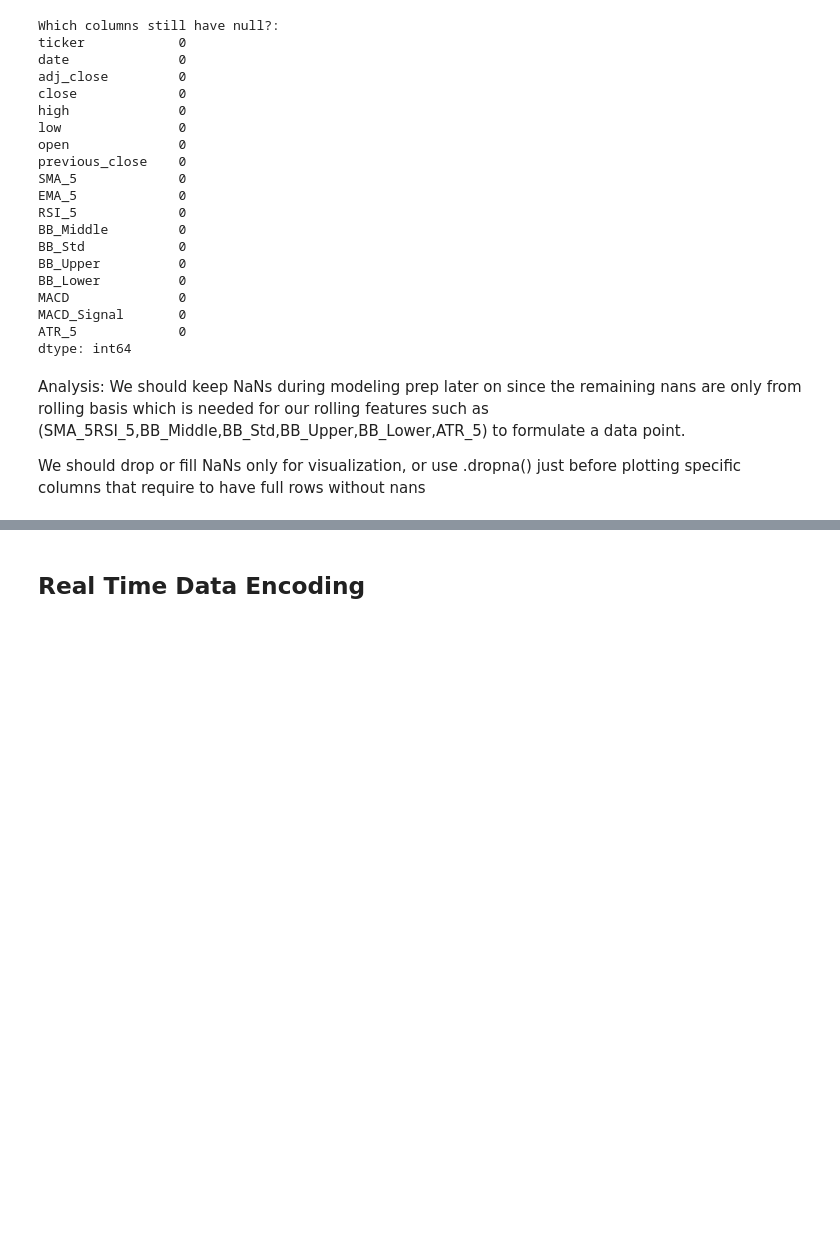
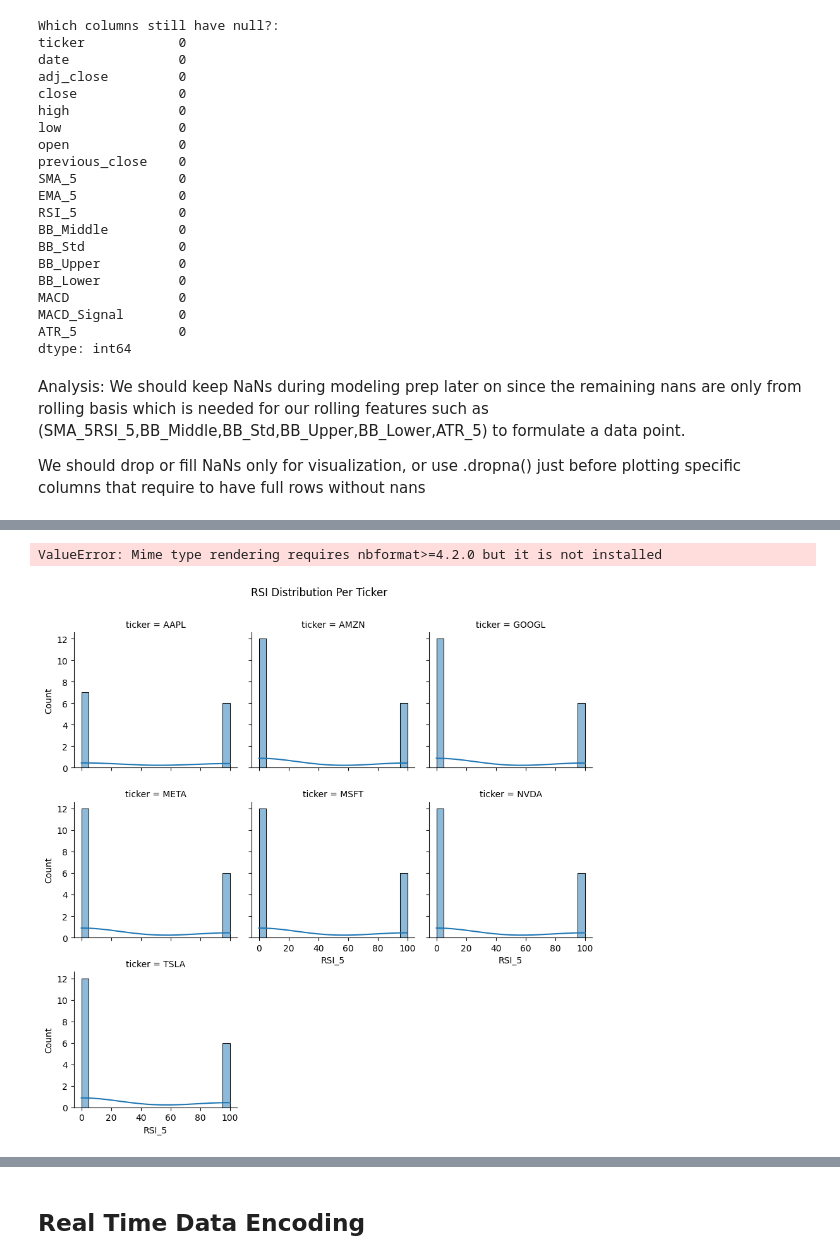
Before and after one commit to HaseemArshad/Stock-Market-Prediction-Model, a Jupyter notebook: StockMarketPredictionModel.ipynb, the cells around one changed output, grey strips where cells are left out. Saved outputs shown, nothing was run; the diff lists cells and outputs as text; code cells hidden in the pictures; blank space fills up the shorter version.

Commit message:
adding nbformat, for candles in realtime

```diff
--- a/StockMarketPredictionModel.ipynb
+++ b/StockMarketPredictionModel.ipynb
@@ -629,0 +650,27 @@ We should drop or fill NaNs only for visualization, or use .dropna() just before
+# %%
+import plotly.graph_objects as go
+
+# Example: candlestick for 1 ticker
+ticker = 'AAPL'
+subset = df_cass_final[df_cass_final['ticker'] == ticker]
+
+fig = go.Figure(data=[go.Candlestick(
+    x=subset['date'],
+    open=subset['open'],
+    high=subset['high'],
+    low=subset['low'],
+    close=subset['close']
+)])
+
+fig.update_layout(title=f"{ticker} Candlestick Chart", xaxis_title='Time', yaxis_title='Price')
+fig.show()
+# %% [output]
+ValueError: Mime type rendering requires nbformat>=4.2.0 but it is not installed
+# %%
+g = sns.FacetGrid(df_cass_final, col="ticker", col_wrap=3, sharex=True, sharey=True)
+g.map(sns.histplot, "RSI_5", bins=20, kde=True)
+g.fig.subplots_adjust(top=0.9)
+g.fig.suptitle("RSI Distribution Per Ticker")
+plt.show()
+# %% [output]
+[figure, added]
```
Also changed, not shown: parts of 18 cells of this notebook, 1 other file.
